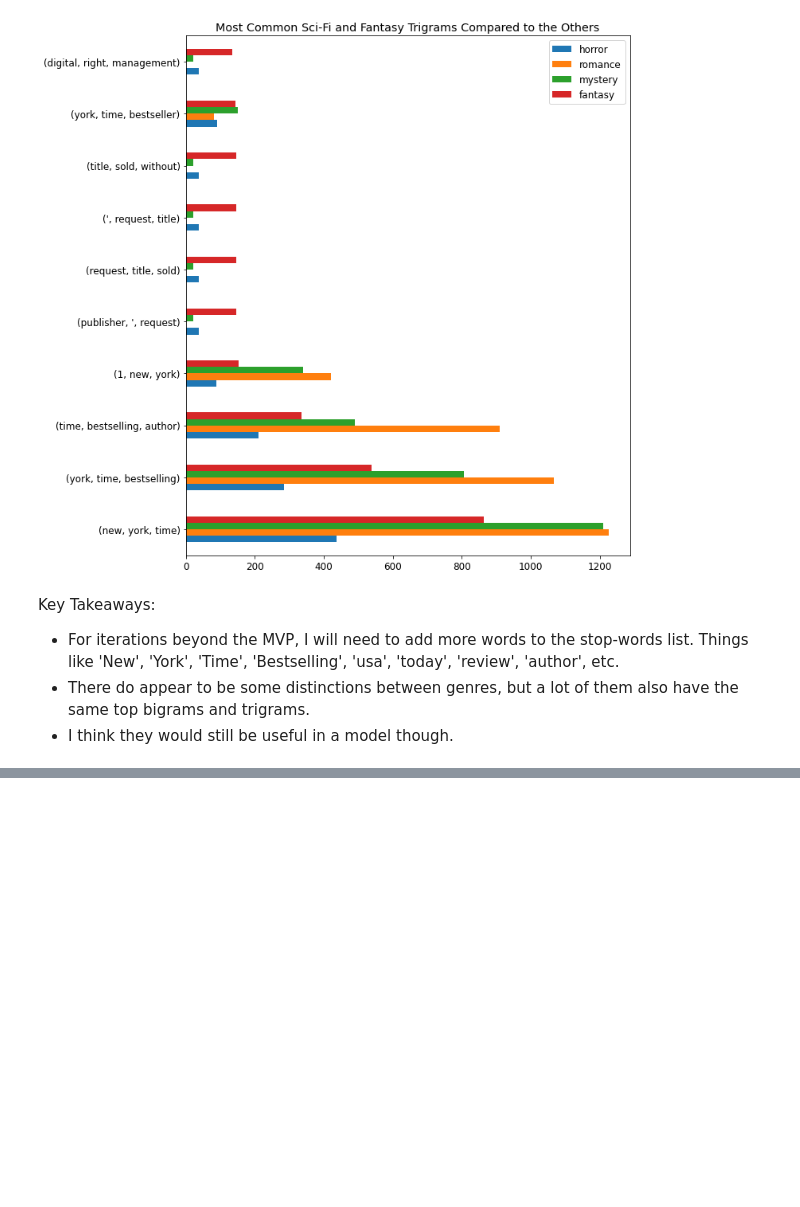
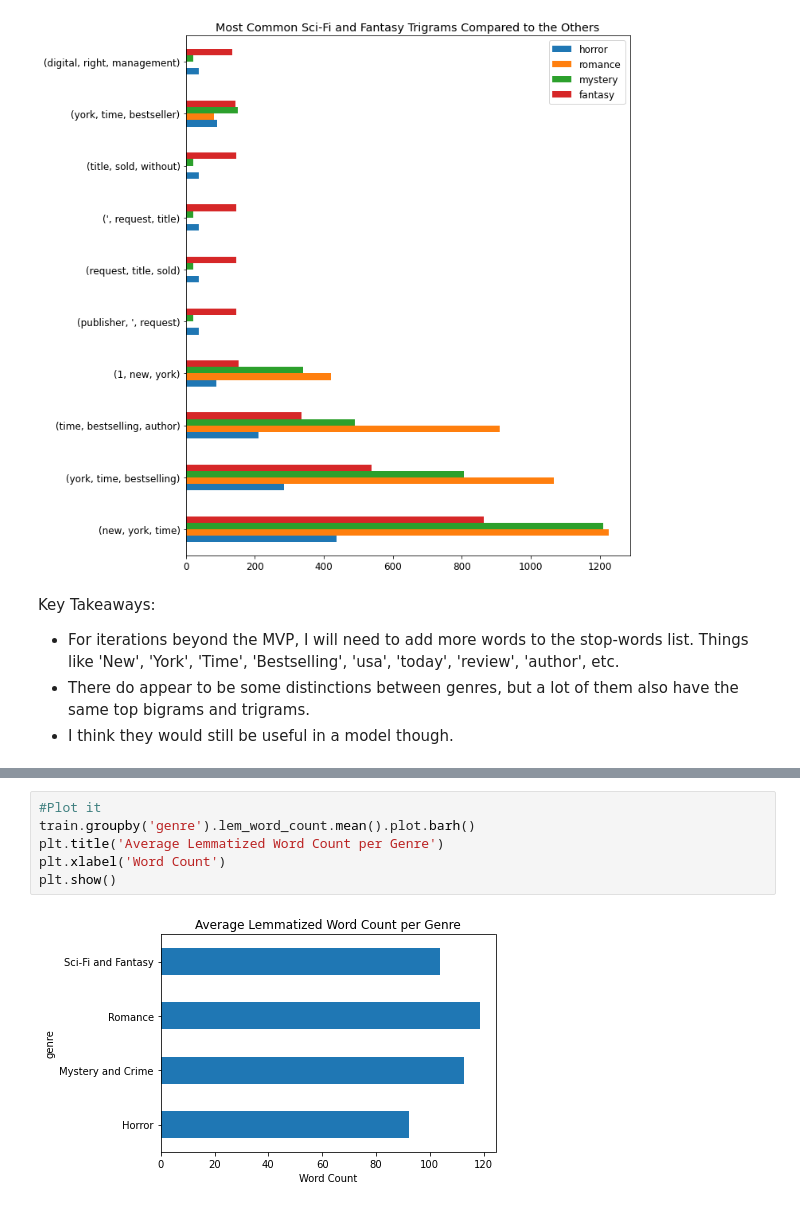
Before and after one commit to johnathon-smith/book-genre-NLP-project, a Jupyter notebook: explore.ipynb, the cells around one changed output, grey strips where cells are left out. Drawn from its saved outputs; the diff is of its cells as text; blank space fills up the shorter version.

```diff
--- a/explore.ipynb
+++ b/explore.ipynb
@@ -403,0 +496,8 @@ Key Takeaways:
+# %%
+#Plot it
+train.groupby('genre').lem_word_count.mean().plot.barh()
+plt.title('Average Lemmatized Word Count per Genre')
+plt.xlabel('Word Count')
+plt.show()
+# %% [output]
+[figure, added]
```
Also changed, not shown: parts of 22 cells of this notebook.
